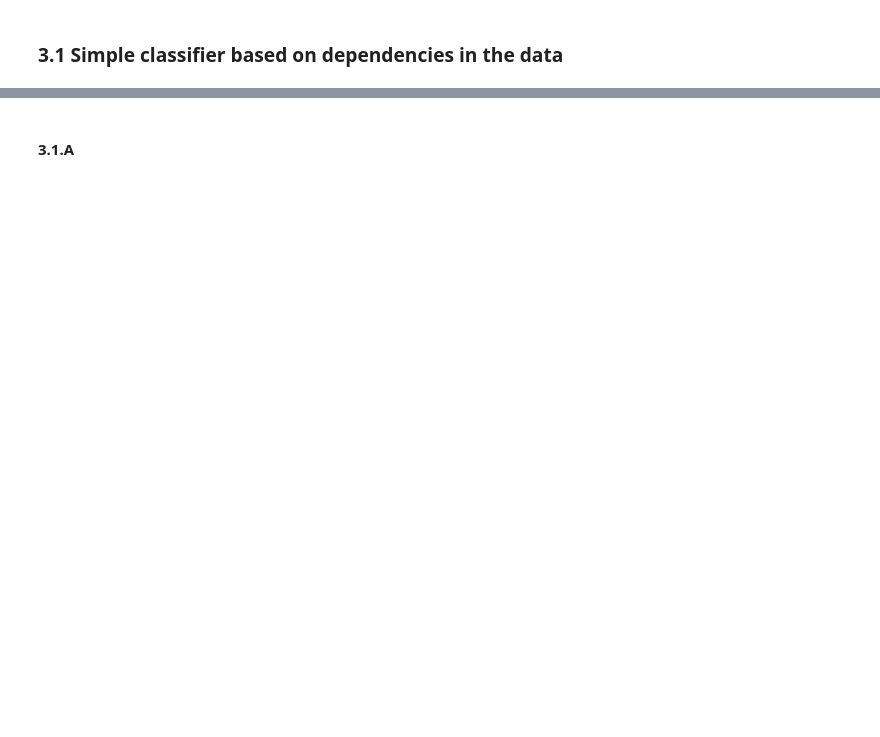
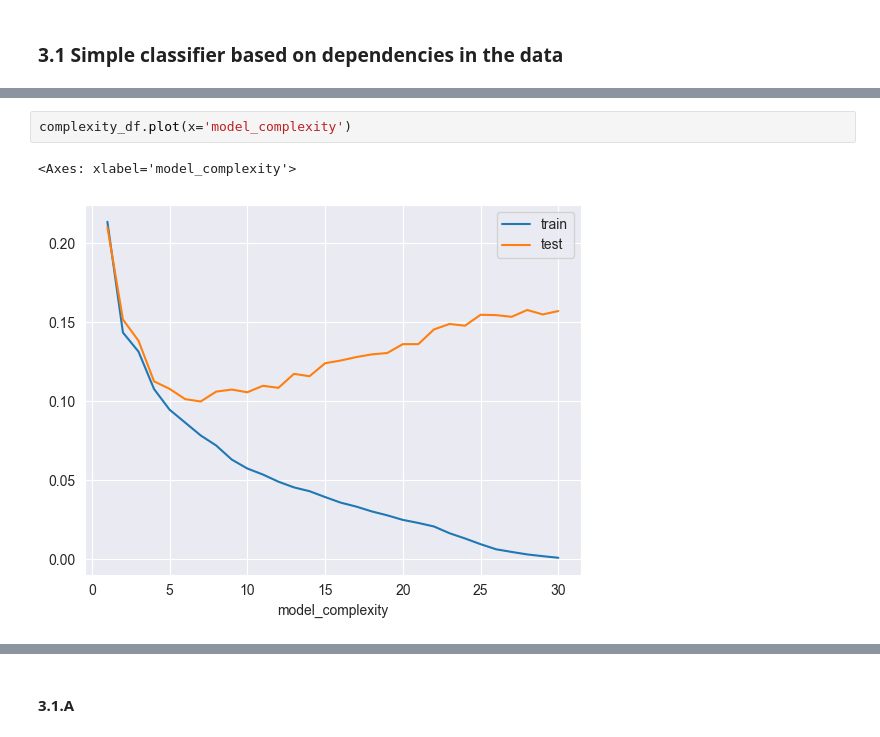
Before and after one commit to justAnArthur/iau-quest, a Jupyter notebook: 03.ipynb, the cells around one changed output, grey strips where cells are left out. Cells and saved outputs as stored; diff of their text form; blank space fills up the shorter version.

```diff
--- a/03.ipynb
+++ b/03.ipynb
@@ -35,0 +73,5 @@ print(test_mwra.shape)
+# %%
+complexity_df.plot(x='model_complexity')
+# %% [output]
+<Axes: xlabel='model_complexity'>
+[figure, added]
```
Also changed, not shown: parts of 35 cells of this notebook.
